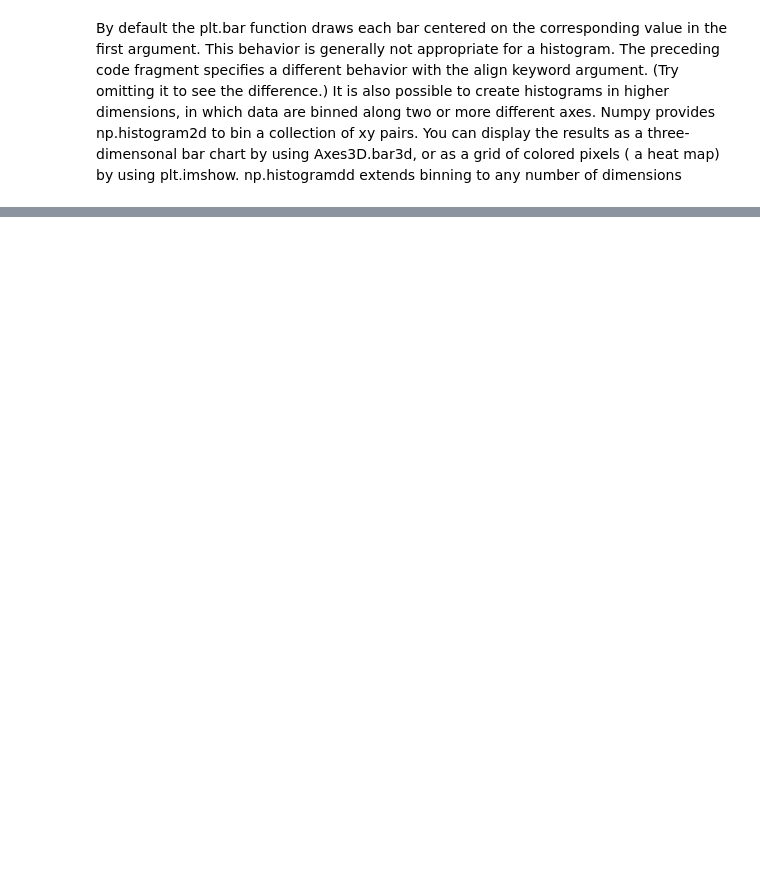
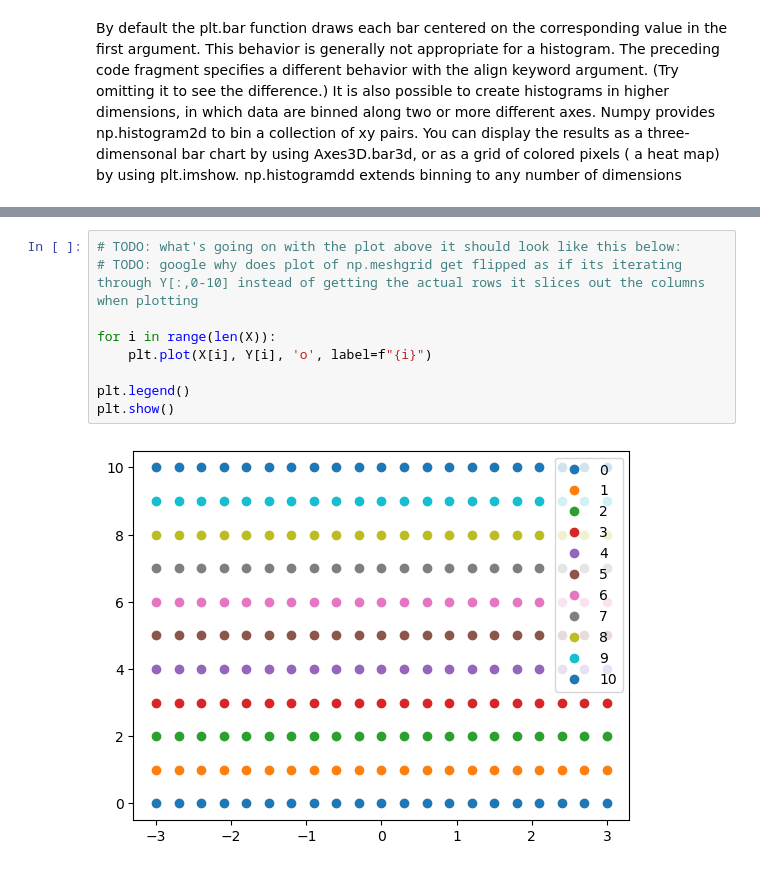
Before and after one commit to e-d-p-9/Physical-Modeling-with-Python, a Jupyter notebook: Ch6/ch6-notes.ipynb, the cells around one changed output, grey strips where cells are left out. Saved outputs shown, nothing was run; the diff lists cells and outputs as text; blank space fills up the shorter version.

```diff
--- a/Ch6/ch6-notes.ipynb
+++ b/Ch6/ch6-notes.ipynb
@@ -606,0 +628,11 @@ left off at page 86 6.4 contour plots, surface plots and heat maps
+# %%
+# TODO: what's going on with the plot above it should look like this below:
+# TODO: google why does plot of np.meshgrid get flipped as if its iterating through Y[:,0-10] instead of getting the actual rows it slices out the columns when plotting
+
+for i in range(len(X)):
+    plt.plot(X[i], Y[i], 'o', label=f"{i}")
+
+plt.legend()
+plt.show()
+# %% [output]
+[figure, added]
```
Also changed, not shown: parts of 26 cells of this notebook.
